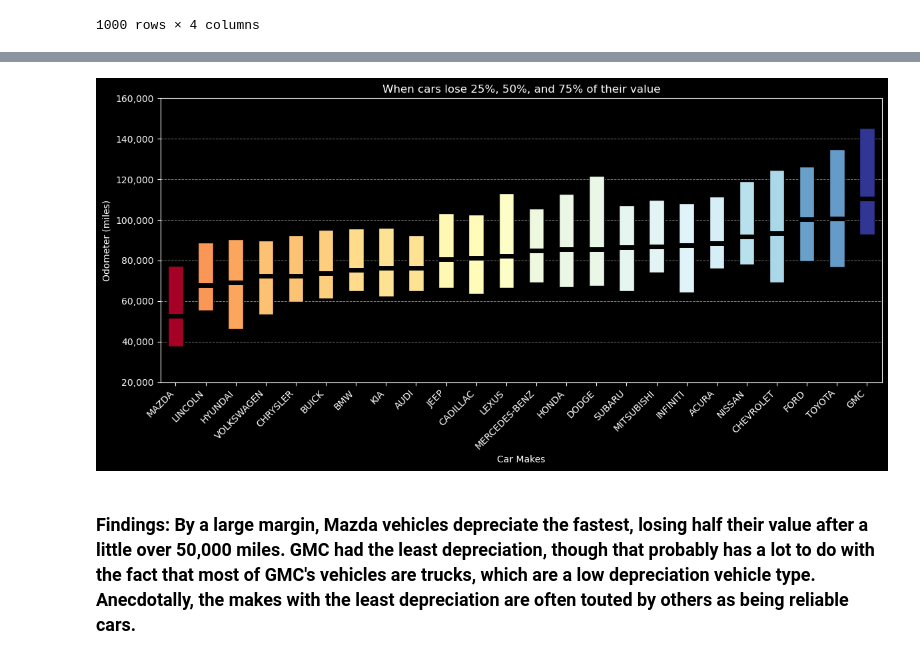
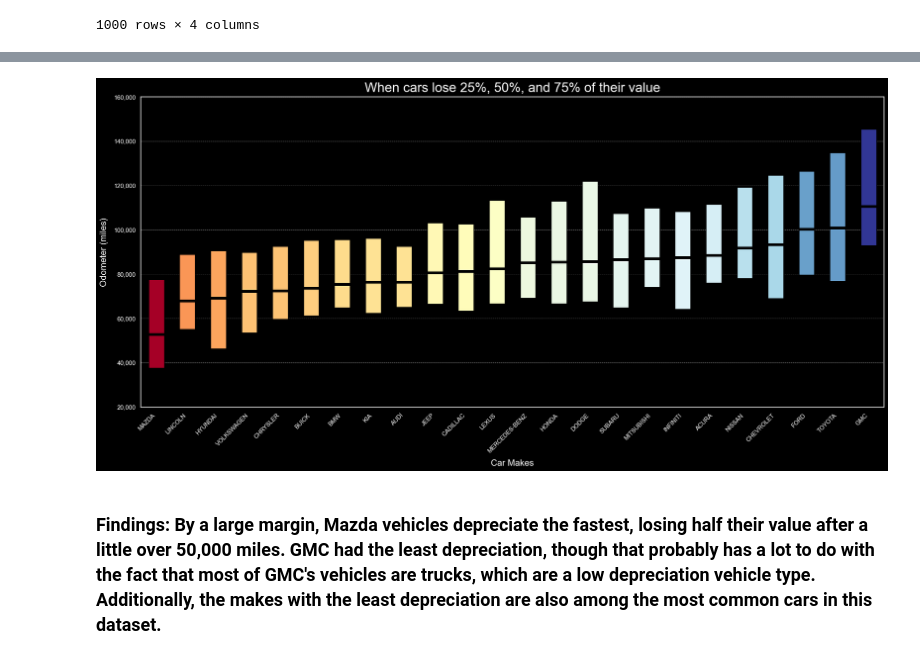
Before and after one commit to wihbit/used_car_market, a Jupyter notebook: alex.ipynb, the cells around one changed output, grey strips where cells are left out. Drawn from its saved outputs; the diff is of its cells as text; code cells hidden in the pictures.

```diff
--- a/alex.ipynb
+++ b/alex.ipynb
@@ -280,7 +302,7 @@ norm = plt.Normalize(boxplot_df['50%'].min(), boxplot_df['50%'].max())
 cmap = cm.get_cmap('RdYlBu')
 
 # Create the plots
-fig, ax = plt.subplots(figsize=(12, 6))
+fig, ax = plt.subplots(figsize=(20, 10))
 
 # Plot the boxplot without whiskers and caps, and enable patch_artist to fill the boxes
 box = ax.boxplot(boxplot_data, labels=depdf.index,
@@ -288,9 +310,9 @@ box = ax.boxplot(boxplot_data, labels=depdf.index,
                  patch_artist=True)
 
 # Set labels, ticks, and dimensions
-plt.xlabel('Car Makes', color='white')
-plt.ylabel('Odometer (miles)', color='white')
-plt.title('When cars lose 25%, 50%, and 75% of their value', color='white')
+plt.xlabel('Car Makes', color='white', fontsize=16, labelpad=10)
+plt.ylabel('Odometer (miles)', color='white', fontsize=16, labelpad=10)
+plt.title('When cars lose 25%, 50%, and 75% of their value', color='white', fontsize=24, pad=10)
 plt.xticks(rotation=45, ha='right', color='white')
 plt.yticks(color='white')
 plt.ylim((20000, 160000))
@@ -304,33 +326,33 @@ for spine in ax.spines.values():
     spine.set_edgecolor('white')
 
 # Color the boxes based on the '50%' column values
 for i, patch in enumerate(box['boxes']):
     # Normalize the '50%' value to a range between 0 and 1
     color_value = norm(boxplot_df['50%'][i])
     # Get the corresponding color from the colormap
     color = cmap(color_value)
     # Set the facecolor of the box
     patch.set_facecolor(color)
 
 
 # Customize the medians
 for element in ['medians']:
     plt.setp(box[element], color='white')
 
 # Customize the medians to be thicker and blue
 for median in box['medians']:
     median.set(color='black', linewidth=5)
 
 # Customize the tick labels colors
 ax.tick_params(colors='white')
 ax.yaxis.grid(True, color='white', linestyle='--', linewidth=0.7, alpha=0.5)
 ax.yaxis.set_major_formatter(ticker.FuncFormatter(lambda x, pos: f'{int(x):,}'))
 
 
 # Display the plot
 plt.tight_layout()
 plt.show()
 # %% [output]
-[figure, old version]
+[figure, new version]
 # %% [markdown]
-### Findings: By a large margin, Mazda vehicles depreciate the fastest, losing half their value after a little over 50,000 miles. GMC had the least depreciation, though that probably has a lot to do with the fact that most of GMC's vehicles are trucks, which are a low depreciation vehicle type. Anecdotally, the makes with the least depreciation are often touted by others as being reliable cars.
+### Findings: By a large margin, Mazda vehicles depreciate the fastest, losing half their value after a little over 50,000 miles. GMC had the least depreciation, though that probably has a lot to do with the fact that most of GMC's vehicles are trucks, which are a low depreciation vehicle type. Additionally, the makes with the least depreciation are also among the most common cars in this dataset.
```
Also changed, not shown: parts of 3 cells of this notebook, 1 other file.
